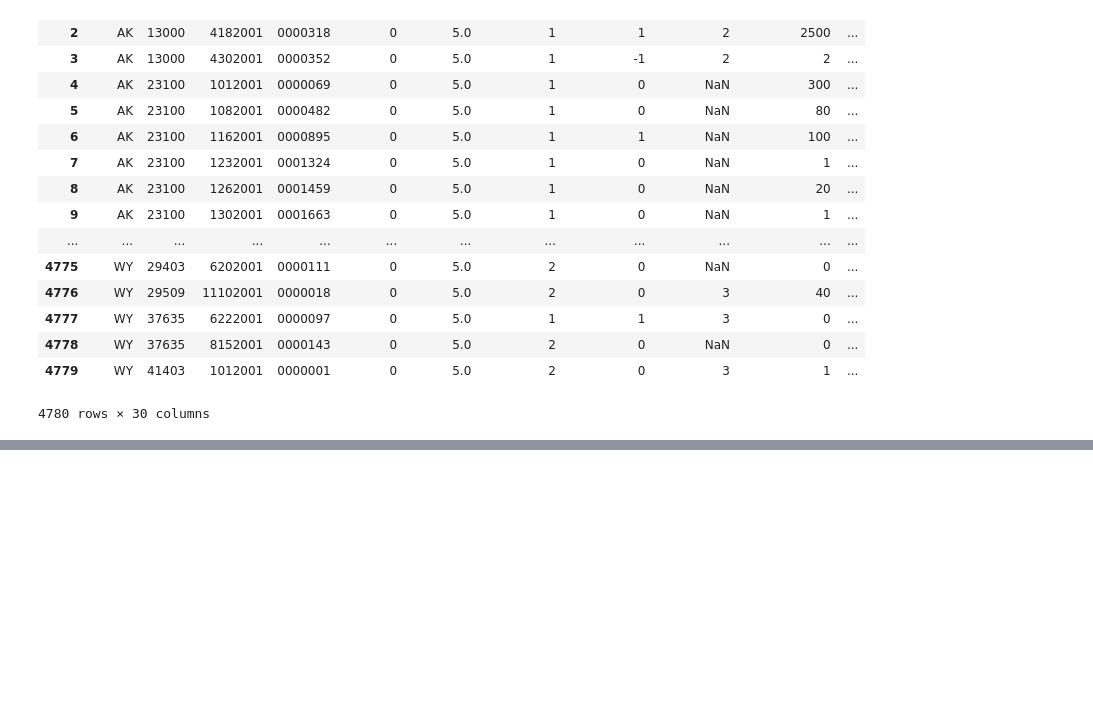
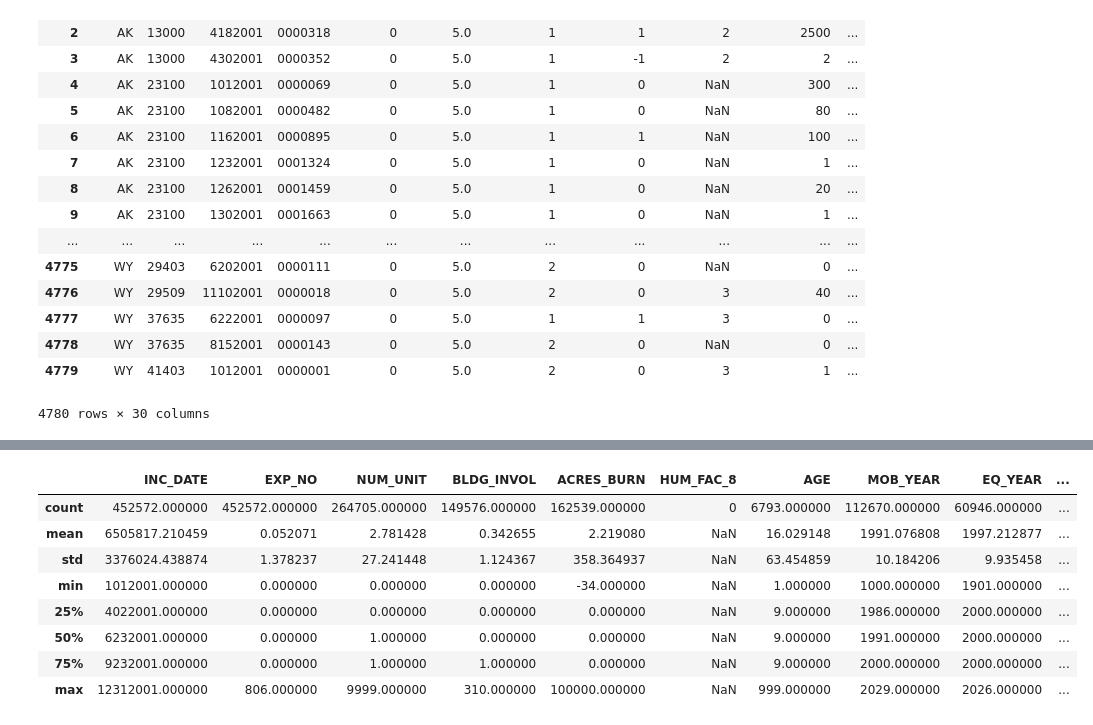
Before and after one commit to riordan/turkeyfires, a Jupyter notebook: first-exploration.ipynb, the cells around one changed output, grey strips where cells are left out. Cells and saved outputs as stored; diff of their text form; code cells hidden in the pictures; blank space fills up the shorter version.

```diff
--- a/first-exploration.ipynb
+++ b/first-exploration.ipynb
@@ -53,0 +103,12 @@ df
+# %%
+incident01.describe()
+# %% [output]
+|  | INC_DATE | EXP_NO | NUM_UNIT | BLDG_INVOL | ACRES_BURN | HUM_FAC_8 | AGE | MOB_YEAR | EQ_YEAR | ... |
+| count | 452572.000000 | 452572.000000 | 264705.000000 | 149576.000000 | 162539.000000 | 0 | 6793.000000 | 112670.000000 | 60946.000000 | ... |
+| mean | 6505817.210459 | 0.052071 | 2.781428 | 0.342655 | 2.219080 | NaN | 16.029148 | 1991.076808 | 1997.212877 | ... |
+| std | 3376024.438874 | 1.378237 | 27.241448 | 1.124367 | 358.364937 | NaN | 63.454859 | 10.184206 | 9.935458 | ... |
+| min | 1012001.000000 | 0.000000 | 0.000000 | 0.000000 | -34.000000 | NaN | 1.000000 | 1000.000000 | 1901.000000 | ... |
+| 25% | 4022001.000000 | 0.000000 | 0.000000 | 0.000000 | 0.000000 | NaN | 9.000000 | 1986.000000 | 2000.000000 | ... |
+| 50% | 6232001.000000 | 0.000000 | 1.000000 | 0.000000 | 0.000000 | NaN | 9.000000 | 1991.000000 | 2000.000000 | ... |
+| 75% | 9232001.000000 | 0.000000 | 1.000000 | 1.000000 | 0.000000 | NaN | 9.000000 | 2000.000000 | 2000.000000 | ... |
+| max | 12312001.000000 | 806.000000 | 9999.000000 | 310.000000 | 100000.000000 | NaN | 999.000000 | 2029.000000 | 2026.000000 | ... |
```
Also changed, not shown: parts of 12 cells of this notebook.
